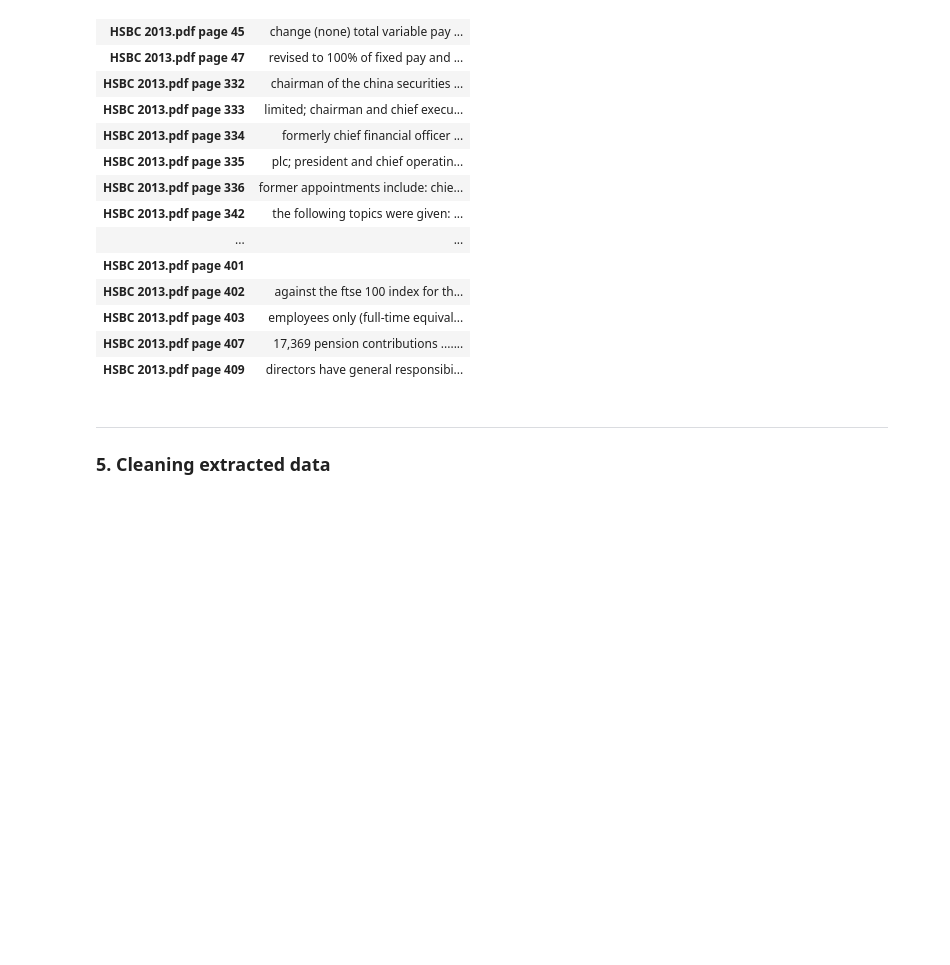
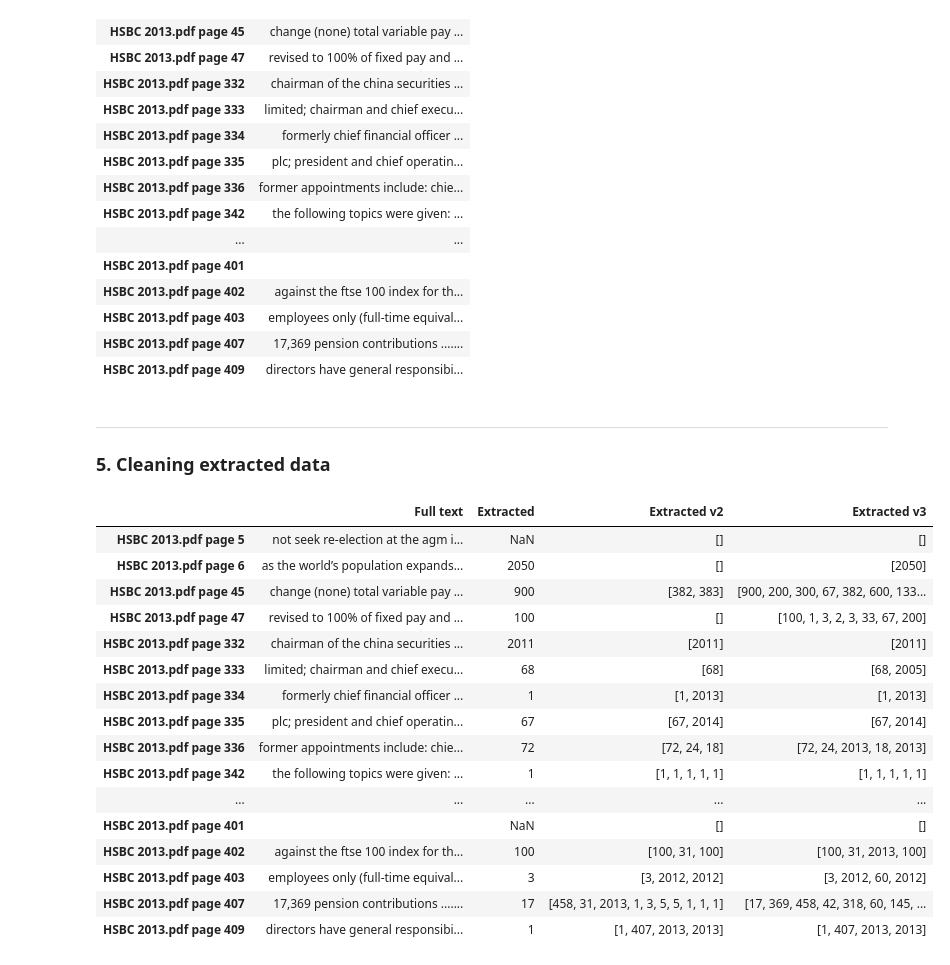
Before and after one commit to maxbranting/Remuneration-Data-Text-Mining, a Jupyter notebook: script_presentation.ipynb, the cells around one changed output. Saved outputs shown, nothing was run; the diff lists cells and outputs as text; code cells hidden in the pictures; blank space fills up the shorter version.

Commit message:
Number extraction
Created DF with 3 ways of number extraction. The third one is the best one imo

```diff
--- a/script_presentation.ipynb
+++ b/script_presentation.ipynb
@@ -316,3 +316,39 @@ remuntext_df
 # %% [markdown]
 ***
 ### 5. Cleaning extracted data
+# %%
+#creating dataframe to work on and test
+cleaned_df = pd.DataFrame()
+cleaned_df['Full text'] = remuntext_df[0]
+cleaned_df['Extracted'] = ''
+cleaned_df['Extracted v2'] = ''
+cleaned_df['Extracted v3'] = ''
+
+#first attempt to extract numbers
+cleaned_df['Full text'].str.extract('(\d+)', expand=False)
+
+#second and third attempt to extract numbers
+for i in range(len(cleaned_df)):
+    cleaned_df['Extracted v2'][i] = [int(s) for s in cleaned_df['Full text'][i].split() if s.isdigit()]
+    cleaned_df['Extracted v3'][i] = [int(z) for z in re.findall(r'\b\d+\b', cleaned_df['Full text'][i])]
+
+cleaned_df
+#from the result we can see that third attempt extracts numbers in the best way. Next step could be an extraction of part of text between which extracted numbers are.
+# %% [output]
+|  | Full text | Extracted | Extracted v2 | Extracted v3 |
+| HSBC 2013.pdf page 5 | not seek re-election at the agm i... | NaN | [] | [] |
+| HSBC 2013.pdf page 6 | as the world’s population expands... | 2050 | [] | [2050] |
+| HSBC 2013.pdf page 45 | change (none) total variable pay ... | 900 | [382, 383] | [900, 200, 300, 67, 382, 600, 133... |
+| HSBC 2013.pdf page 47 | revised to 100% of fixed pay and ... | 100 | [] | [100, 1, 3, 2, 3, 33, 67, 200] |
+| HSBC 2013.pdf page 332 | chairman of the china securities ... | 2011 | [2011] | [2011] |
+| HSBC 2013.pdf page 333 | limited; chairman and chief execu... | 68 | [68] | [68, 2005] |
+| HSBC 2013.pdf page 334 | formerly chief financial officer ... | 1 | [1, 2013] | [1, 2013] |
+| HSBC 2013.pdf page 335 | plc; president and chief operatin... | 67 | [67, 2014] | [67, 2014] |
+| HSBC 2013.pdf page 336 | former appointments include: chie... | 72 | [72, 24, 18] | [72, 24, 2013, 18, 2013] |
+| HSBC 2013.pdf page 342 | the following topics were given: ... | 1 | [1, 1, 1, 1, 1] | [1, 1, 1, 1, 1] |
+| ... | ... | ... | ... | ... |
+| HSBC 2013.pdf page 401 |  | NaN | [] | [] |
+| HSBC 2013.pdf page 402 | against the ftse 100 index for th... | 100 | [100, 31, 100] | [100, 31, 2013, 100] |
+| HSBC 2013.pdf page 403 | employees only (full-time equival... | 3 | [3, 2012, 2012] | [3, 2012, 60, 2012] |
+| HSBC 2013.pdf page 407 | 17,369 pension contributions ....... | 17 | [458, 31, 2013, 1, 3, 5, 5, 1, 1, 1] | [17, 369, 458, 42, 318, 60, 145, ... |
+| HSBC 2013.pdf page 409 | directors have general responsibi... | 1 | [1, 407, 2013, 2013] | [1, 407, 2013, 2013] |
```
